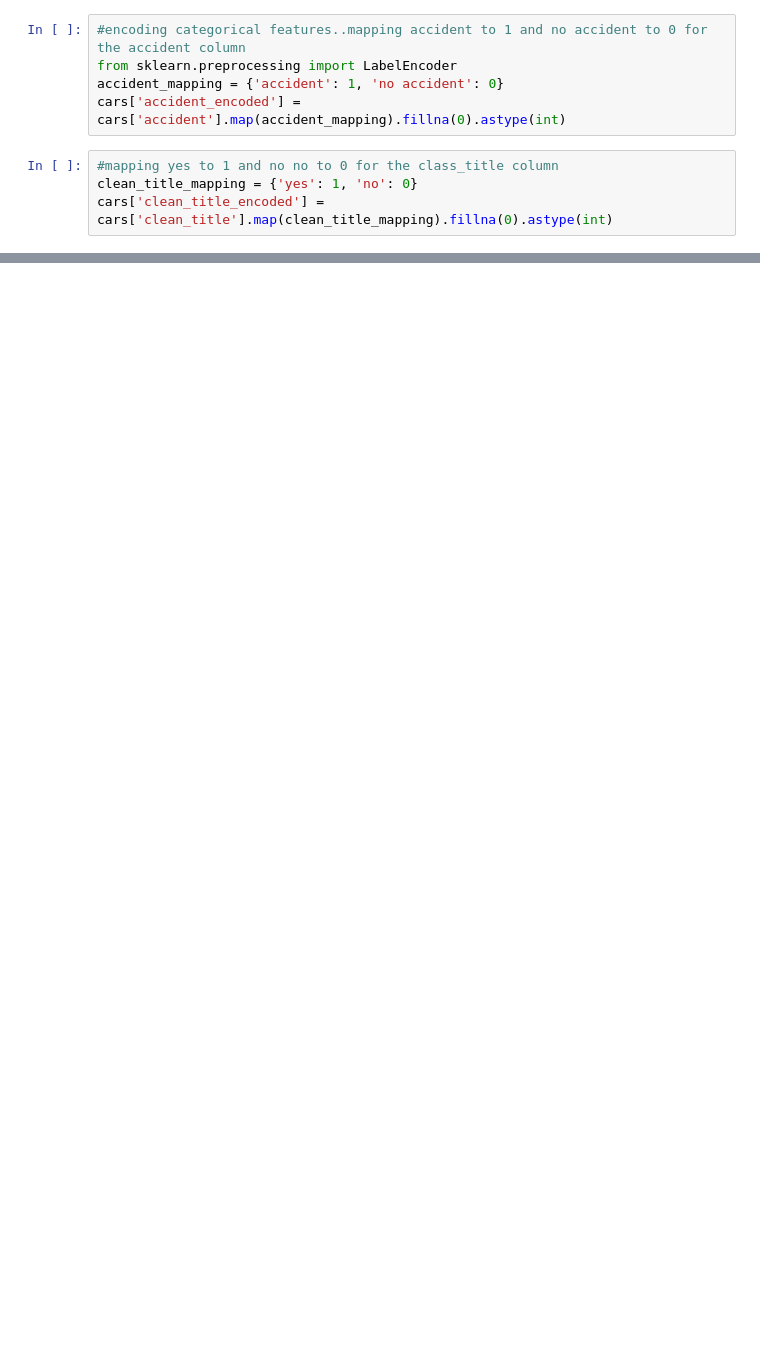
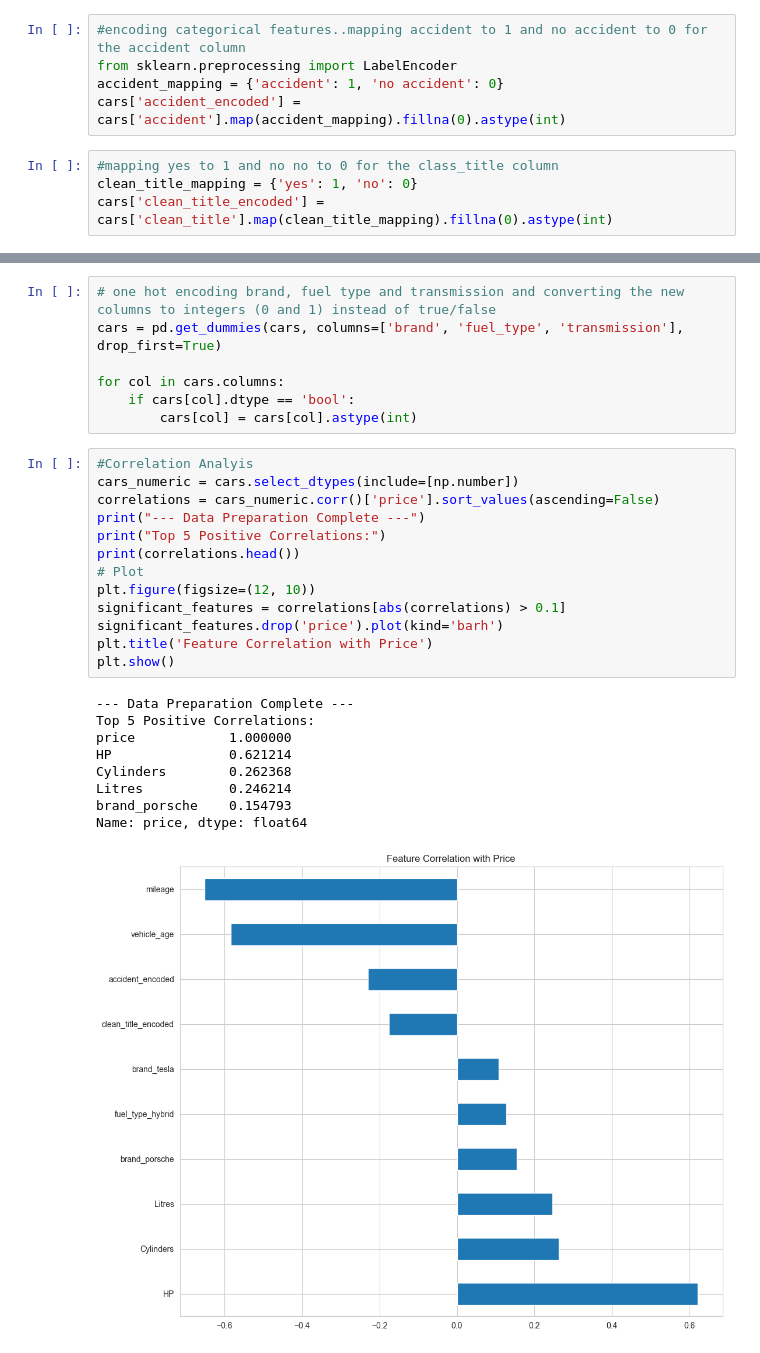
Before and after one commit to Berniceboateng775/nsp-training-program, a Jupyter notebook: car-price-model.ipynb, the cells around one changed output, grey strips where cells are left out. Cells and saved outputs as stored; diff of their text form; blank space fills up the shorter version.

```diff
--- a/car-price-model.ipynb
+++ b/car-price-model.ipynb
@@ -1282,3 +1282,33 @@ cars.head(3)
 | 0 | ford | 51000 | e85 flex fuel | automatic | black | black | 10300 | other | 300.00 | 3.70 | ... |
 | 1 | hyundai | 34742 | gasoline | automatic | other | gray | 38005 | other | 332.02 | 3.80 | ... |
 | 2 | lexus | 22372 | gasoline | automatic | blue | black | 54598 | rx | 332.02 | 3.27 | ... |
+# %%
+# one hot encoding brand, fuel type and transmission and converting the new columns to integers (0 and 1) instead of true/false
+cars = pd.get_dummies(cars, columns=['brand', 'fuel_type', 'transmission'], drop_first=True)
+
+for col in cars.columns:
+    if cars[col].dtype == 'bool':
+        cars[col] = cars[col].astype(int)
+# %%
+#Correlation Analyis
+cars_numeric = cars.select_dtypes(include=[np.number])
+correlations = cars_numeric.corr()['price'].sort_values(ascending=False)
+print("--- Data Preparation Complete ---")
+print("Top 5 Positive Correlations:")
+print(correlations.head())
+# Plot
+plt.figure(figsize=(12, 10))
+significant_features = correlations[abs(correlations) > 0.1]
+significant_features.drop('price').plot(kind='barh')
+plt.title('Feature Correlation with Price')
+plt.show()
+# %% [output]
+--- Data Preparation Complete ---
+Top 5 Positive Correlations:
+price            1.000000
+HP               0.621214
+Cylinders        0.262368
+Litres           0.246214
+brand_porsche    0.154793
+Name: price, dtype: float64
+[figure, added]
```
